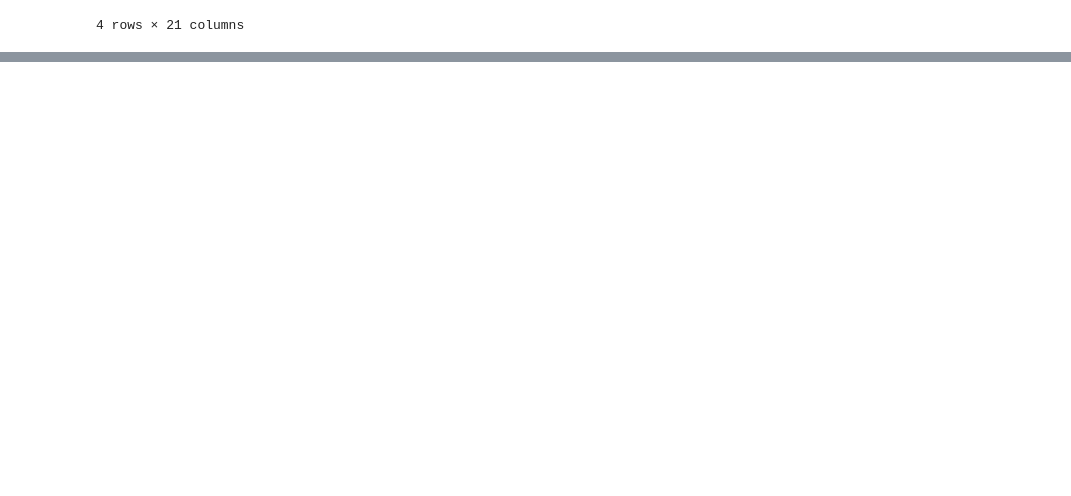
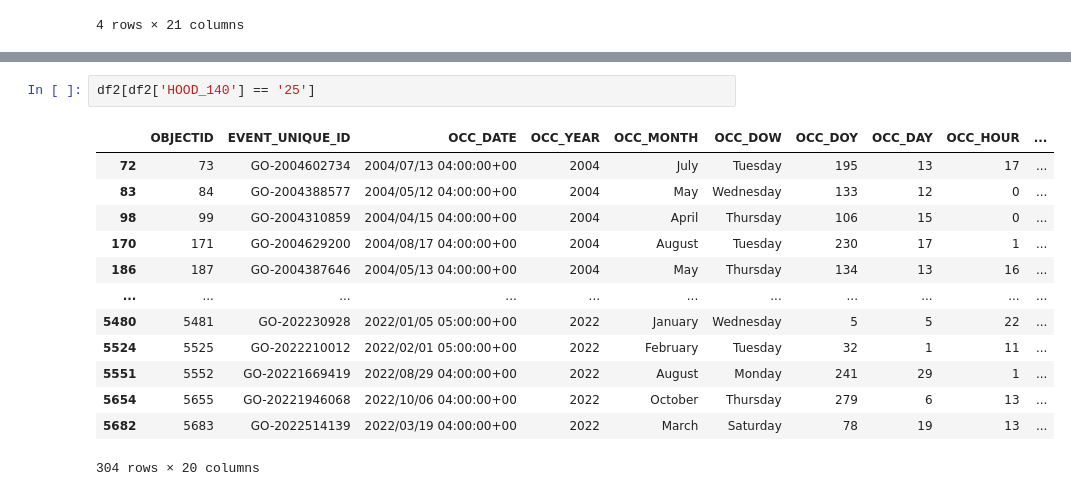
Before and after one commit to mredshaw/AI-Fundamentals-Project, a Jupyter notebook: police_data_clean.ipynb, the cells around one changed output, grey strips where cells are left out. Drawn from its saved outputs; the diff is of its cells as text; blank space fills up the shorter version.

```diff
--- a/police_data_clean.ipynb
+++ b/police_data_clean.ipynb
@@ -138,0 +317,16 @@ df2[(df2['NEIGHBOURHOOD_158'] == 'Humber Summit') & (df2['NEIGHBOURHOOD_140'] !=
+# %%
+df2[df2['HOOD_140'] == '25']
+# %% [output]
+|  | OBJECTID | EVENT_UNIQUE_ID | OCC_DATE | OCC_YEAR | OCC_MONTH | OCC_DOW | OCC_DOY | OCC_DAY | OCC_HOUR | ... |
+| 72 | 73 | GO-2004602734 | 2004/07/13 04:00:00+00 | 2004 | July | Tuesday | 195 | 13 | 17 | ... |
+| 83 | 84 | GO-2004388577 | 2004/05/12 04:00:00+00 | 2004 | May | Wednesday | 133 | 12 | 0 | ... |
+| 98 | 99 | GO-2004310859 | 2004/04/15 04:00:00+00 | 2004 | April | Thursday | 106 | 15 | 0 | ... |
+| 170 | 171 | GO-2004629200 | 2004/08/17 04:00:00+00 | 2004 | August | Tuesday | 230 | 17 | 1 | ... |
+| 186 | 187 | GO-2004387646 | 2004/05/13 04:00:00+00 | 2004 | May | Thursday | 134 | 13 | 16 | ... |
+| ... | ... | ... | ... | ... | ... | ... | ... | ... | ... | ... |
+| 5480 | 5481 | GO-202230928 | 2022/01/05 05:00:00+00 | 2022 | January | Wednesday | 5 | 5 | 22 | ... |
+| 5524 | 5525 | GO-2022210012 | 2022/02/01 05:00:00+00 | 2022 | February | Tuesday | 32 | 1 | 11 | ... |
+| 5551 | 5552 | GO-20221669419 | 2022/08/29 04:00:00+00 | 2022 | August | Monday | 241 | 29 | 1 | ... |
+| 5654 | 5655 | GO-20221946068 | 2022/10/06 04:00:00+00 | 2022 | October | Thursday | 279 | 6 | 13 | ... |
+| 5682 | 5683 | GO-2022514139 | 2022/03/19 04:00:00+00 | 2022 | March | Saturday | 78 | 19 | 13 | ... |
+304 rows × 20 columns
```
Also changed, not shown: parts of 49 cells of this notebook, 1 other file.
